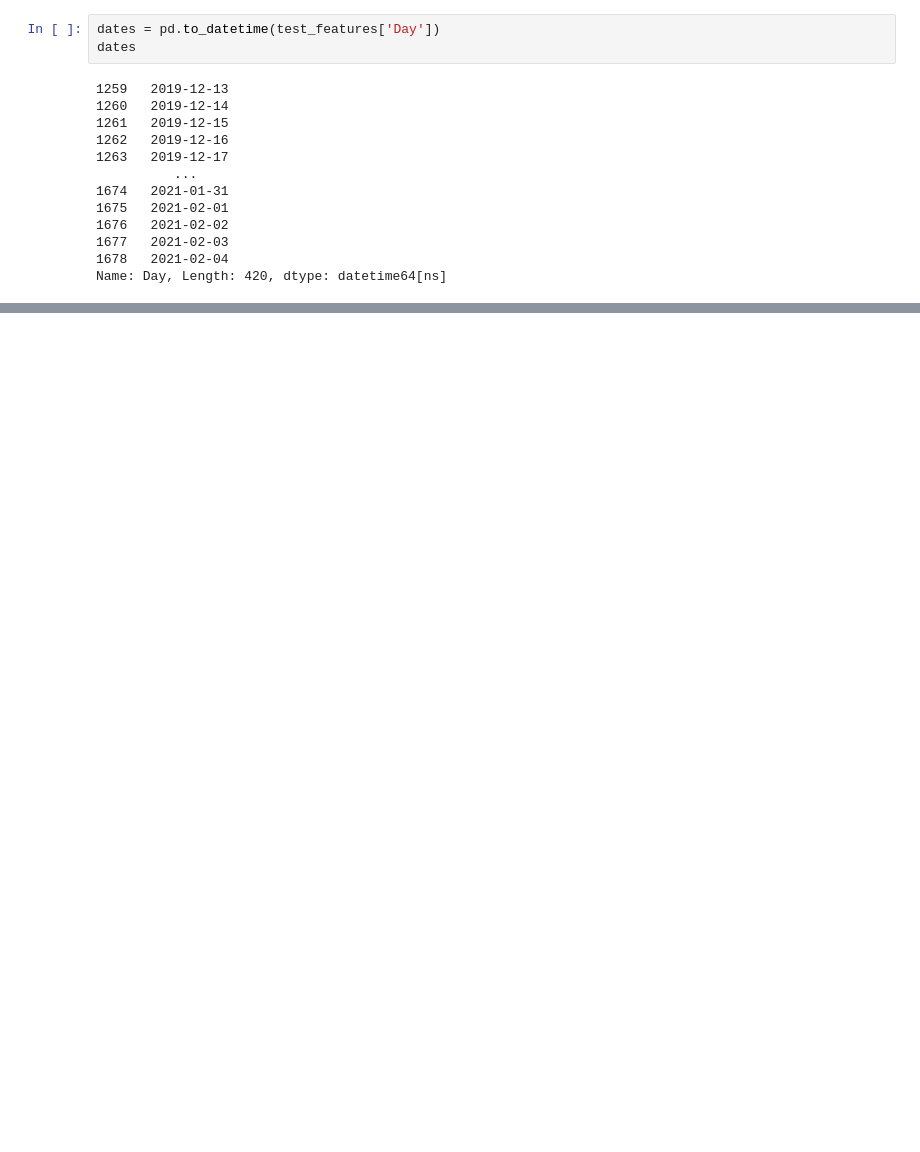
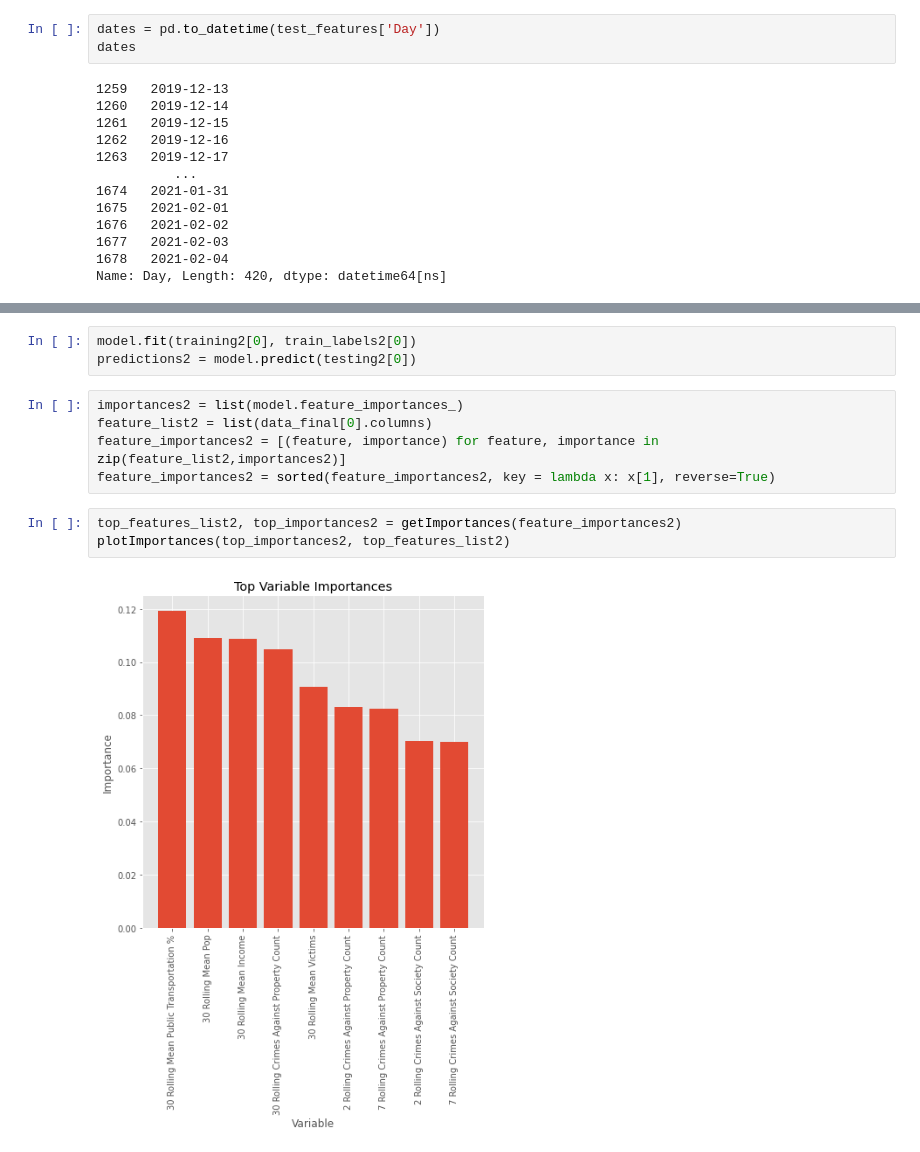
Before and after one commit to hudsonbat/Data-205, a Jupyter notebook: Regression_Trees_Location.ipynb, the cells around one changed output, grey strips where cells are left out. Cells and saved outputs as stored; diff of their text form; blank space fills up the shorter version.

```diff
--- a/Regression_Trees_Location.ipynb
+++ b/Regression_Trees_Location.ipynb
@@ -709,0 +987,13 @@ plt.show()
+# %%
+model.fit(training2[0], train_labels2[0])
+predictions2 = model.predict(testing2[0])
+# %%
+importances2 = list(model.feature_importances_)
+feature_list2 = list(data_final[0].columns)
+feature_importances2 = [(feature, importance) for feature, importance in zip(feature_list2,importances2)]
+feature_importances2 = sorted(feature_importances2, key = lambda x: x[1], reverse=True)
+# %%
+top_features_list2, top_importances2 = getImportances(feature_importances2)
+plotImportances(top_importances2, top_features_list2)
+# %% [output]
+[figure, added]
```
Also changed, not shown: parts of 48 cells of this notebook.
